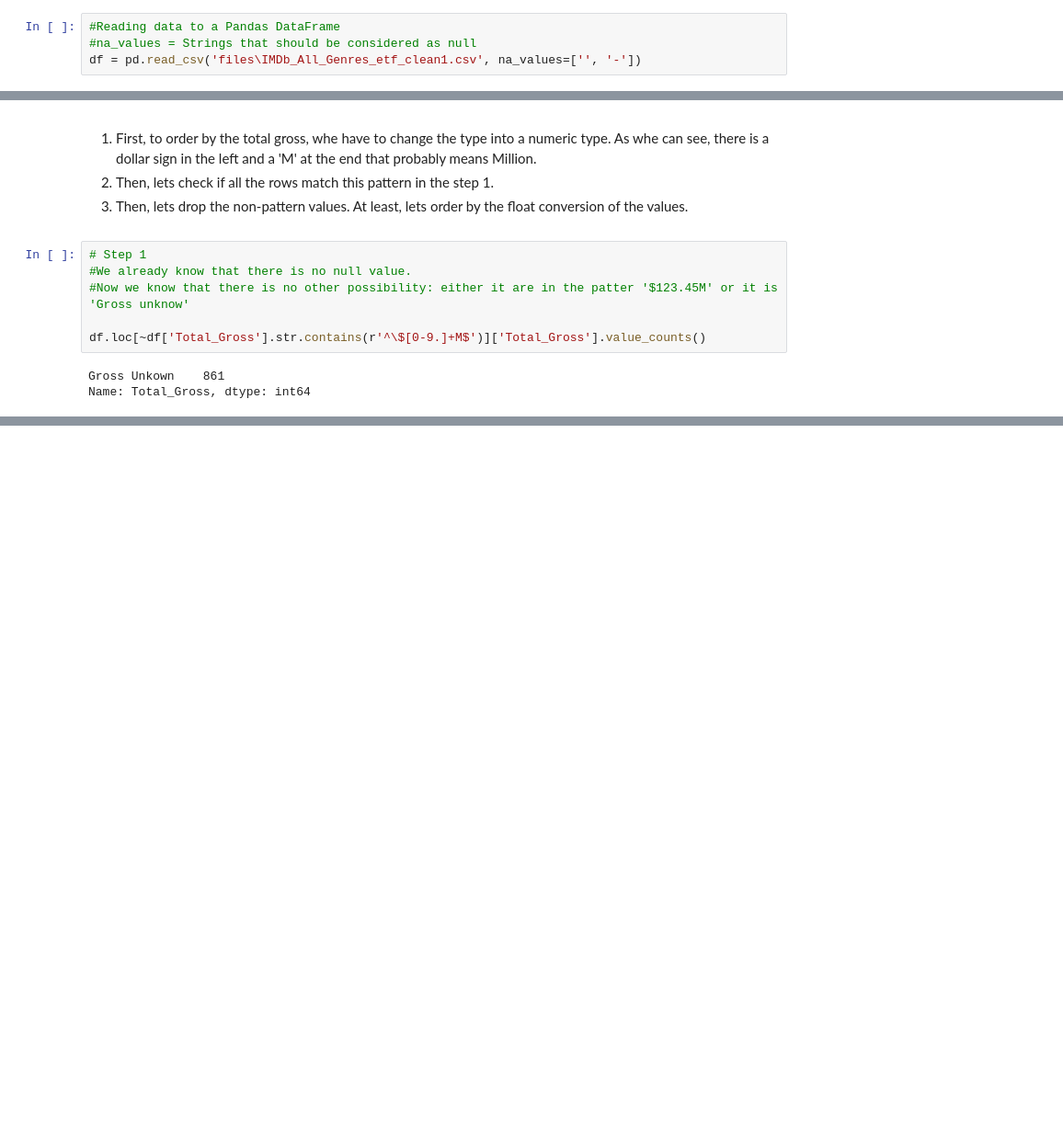
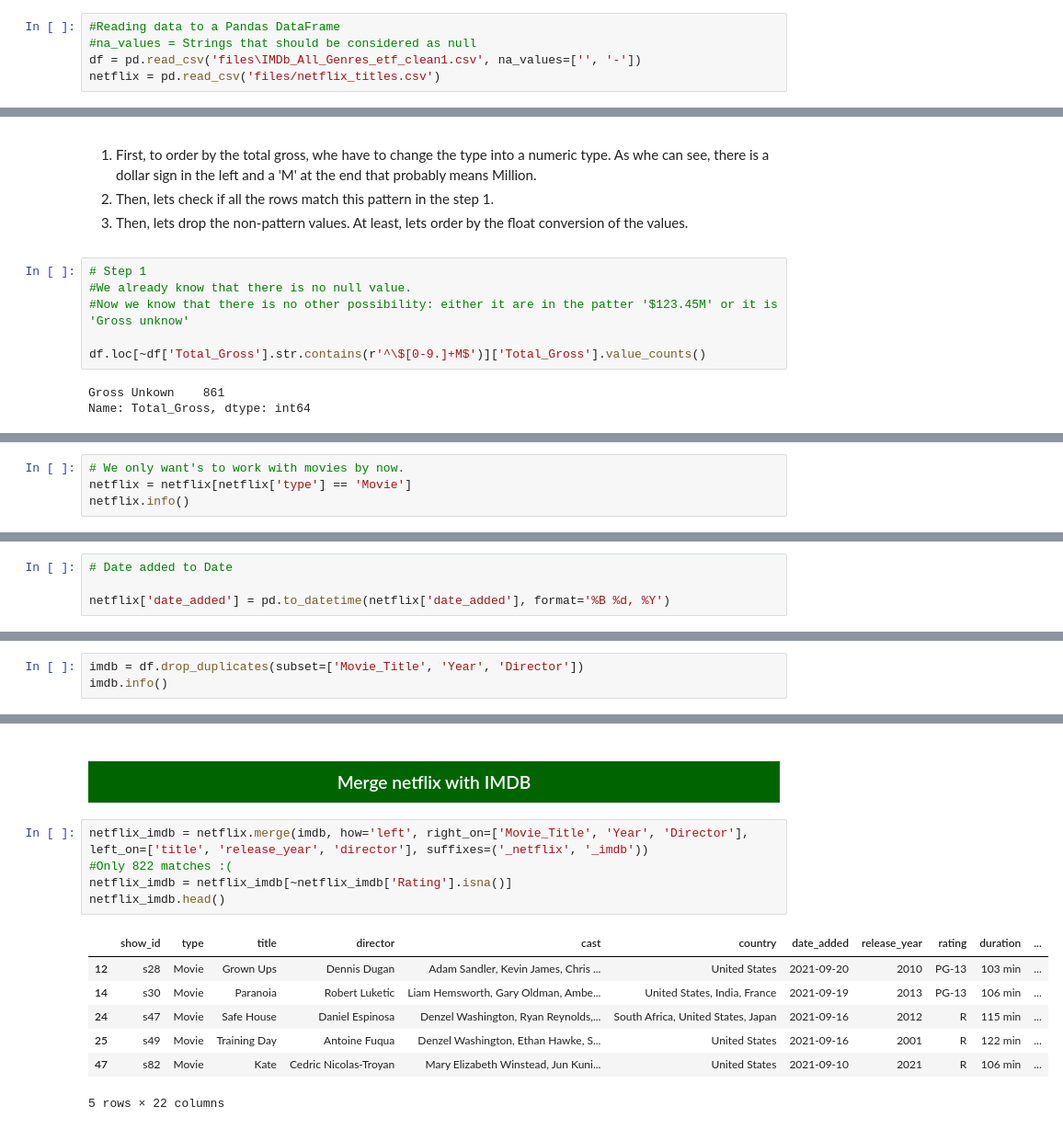
Before and after one commit to Eudi-Duarte/imdb_notebook, a Jupyter notebook: imbd notebook.ipynb, the cells around one changed output, grey strips where cells are left out. Shown at 92% size. Drawn from its saved outputs; the diff is of its cells as text; blank space fills up the shorter version.

Commit message:
Adicionando dados da netflix.

```diff
--- a/imbd notebook.ipynb
+++ b/imbd notebook.ipynb
@@ -18,6 +19,7 @@ files\IMDb_All_Genres_etf_clean1.csv
 #Reading data to a Pandas DataFrame
 #na_values = Strings that should be considered as null
 df = pd.read_csv('files\IMDb_All_Genres_etf_clean1.csv', na_values=['', '-'])
+netflix = pd.read_csv('files/netflix_titles.csv')
 # %% [markdown]
 <h2 style='text-align:center; background-color:darkgreen; color:white; padding:10px'>Preliminary Data analyzes</h2>
 # %%
@@ -192,0 +192,4 @@ memory usage: 265.9+ KB
+# %%
+# We only want's to work with movies by now.
+netflix = netflix[netflix['type'] == 'Movie']
+netflix.info()
@@ -192,0 +216,4 @@ memory usage: 265.9+ KB
+# %%
+# Date added to Date
+
+netflix['date_added'] = pd.to_datetime(netflix['date_added'], format='%B %d, %Y')
@@ -192,0 +232,3 @@ memory usage: 265.9+ KB
+# %%
+imdb = df.drop_duplicates(subset=['Movie_Title', 'Year', 'Director'])
+imdb.info()
@@ -192,0 +253,15 @@ memory usage: 265.9+ KB
+# %% [markdown]
+<h3 style='text-align:center; background-color:darkgreen; color:white; padding:10px'> Merge netflix with IMDB </h3>
+# %%
+netflix_imdb = netflix.merge(imdb, how='left', right_on=['Movie_Title', 'Year', 'Director'], left_on=['title', 'release_year', 'director'], suffixes=('_netflix', '_imdb'))
+#Only 822 matches :(
+netflix_imdb = netflix_imdb[~netflix_imdb['Rating'].isna()]
+netflix_imdb.head()
+# %% [output]
+|  | show_id | type | title | director | cast | country | date_added | release_year | rating | duration | ... |
+| 12 | s28 | Movie | Grown Ups | Dennis Dugan | Adam Sandler, Kevin James, Chris ... | United States | 2021-09-20 | 2010 | PG-13 | 103 min | ... |
+| 14 | s30 | Movie | Paranoia | Robert Luketic | Liam Hemsworth, Gary Oldman, Ambe... | United States, India, France | 2021-09-19 | 2013 | PG-13 | 106 min | ... |
+| 24 | s47 | Movie | Safe House | Daniel Espinosa | Denzel Washington, Ryan Reynolds,... | South Africa, United States, Japan | 2021-09-16 | 2012 | R | 115 min | ... |
+| 25 | s49 | Movie | Training Day | Antoine Fuqua | Denzel Washington, Ethan Hawke, S... | United States | 2021-09-16 | 2001 | R | 122 min | ... |
+| 47 | s82 | Movie | Kate | Cedric Nicolas-Troyan | Mary Elizabeth Winstead, Jun Kuni... | United States | 2021-09-10 | 2021 | R | 106 min | ... |
+5 rows × 22 columns
```
Also changed, not shown: parts of 12 cells of this notebook, 1 other file.
